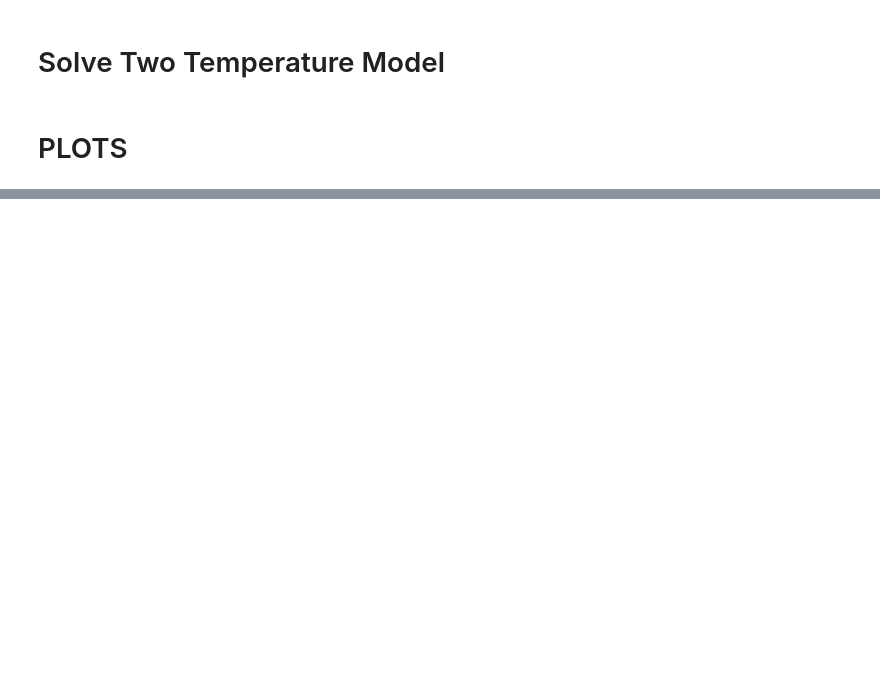
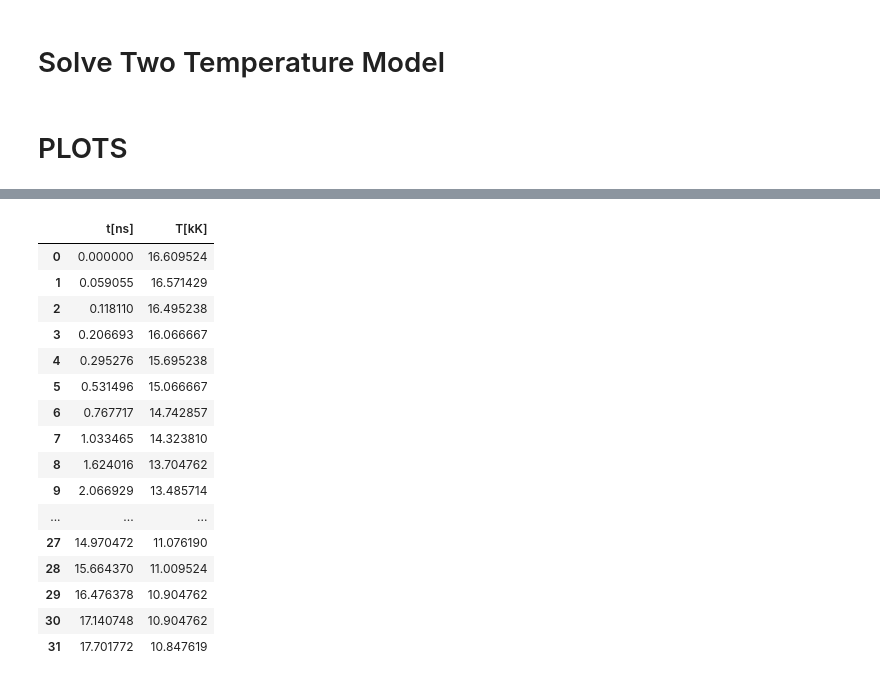
Before and after one commit to MurilloGroupMSU/Two-Temperature-Model, a Jupyter notebook: Xenon_TTM_and_Plot-Copy1.ipynb, the cells around one changed output, grey strips where cells are left out. Saved outputs shown, nothing was run; the diff lists cells and outputs as text; code cells hidden in the pictures; blank space fills up the shorter version.

```diff
--- a/Xenon_TTM_and_Plot-Copy1.ipynb
+++ b/Xenon_TTM_and_Plot-Copy1.ipynb
@@ -145 +127,22 @@ plot_temp_profiles(ttm_smt, grid, ax = ax[1], title='SMT')
+# %%
+Xe_data = read_csv("./data/experimental_data/Xe_5bar_Te.txt", delim_whitespace=True, header=1)
+Xe_data
+# %% [output]
+|  | t[ns] | T[kK] |
+| 0 | 0.000000 | 16.609524 |
+| 1 | 0.059055 | 16.571429 |
+| 2 | 0.118110 | 16.495238 |
+| 3 | 0.206693 | 16.066667 |
+| 4 | 0.295276 | 15.695238 |
+| 5 | 0.531496 | 15.066667 |
+| 6 | 0.767717 | 14.742857 |
+| 7 | 1.033465 | 14.323810 |
+| 8 | 1.624016 | 13.704762 |
+| 9 | 2.066929 | 13.485714 |
+| ... | ... | ... |
+| 27 | 14.970472 | 11.076190 |
+| 28 | 15.664370 | 11.009524 |
+| 29 | 16.476378 | 10.904762 |
+| 30 | 17.140748 | 10.904762 |
+| 31 | 17.701772 | 10.847619 |
 # %%
```
Also changed, not shown: parts of 13 cells of this notebook, 3 other files.
